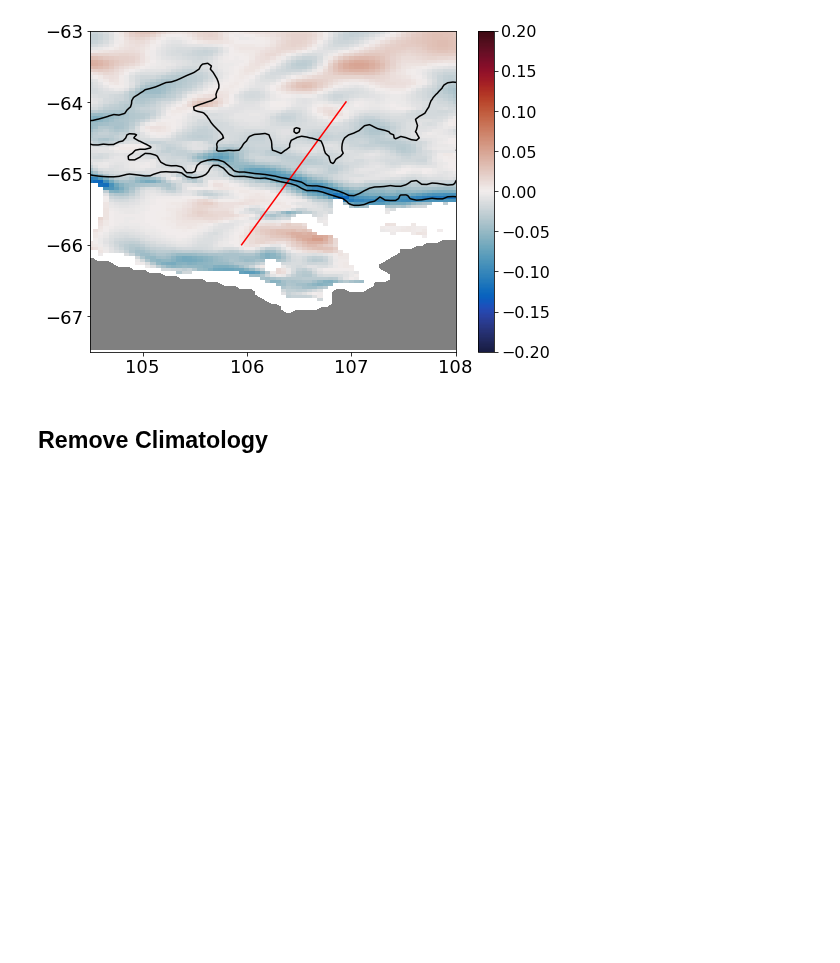
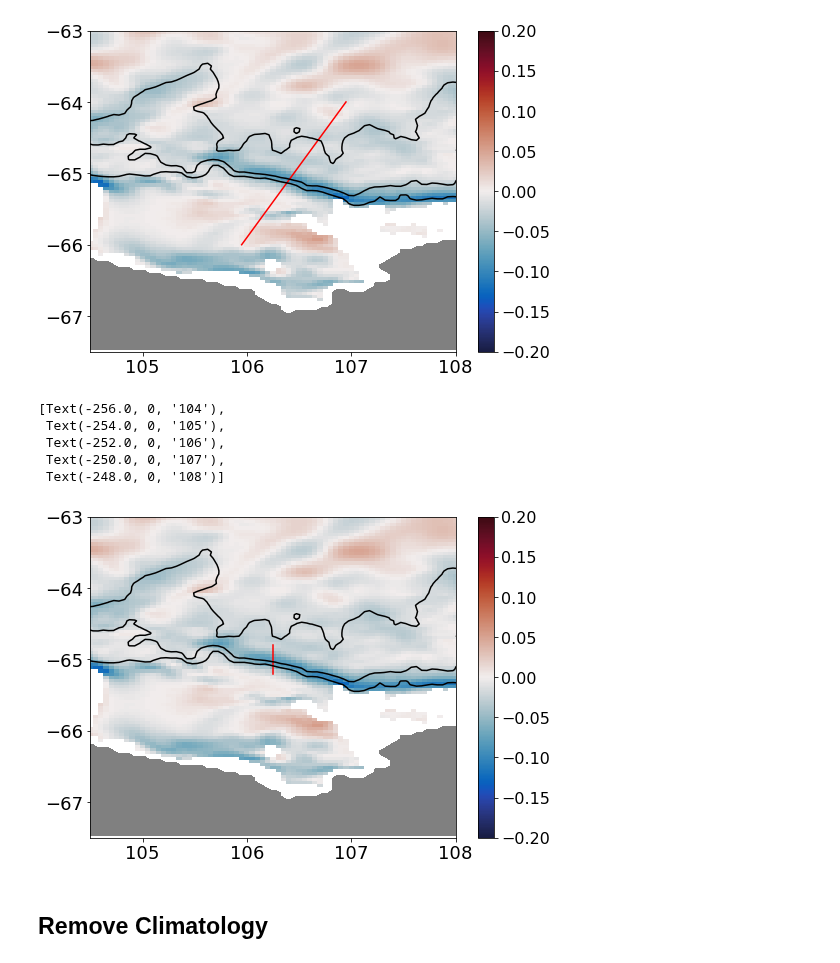
Before and after one commit to ribeiron/ScriptsChapter3, a Jupyter notebook: Fig10.ipynb, the cells around one changed output. Saved outputs shown, nothing was run; the diff lists cells and outputs as text; code cells hidden in the pictures; blank space fills up the shorter version.

```diff
--- a/Fig10.ipynb
+++ b/Fig10.ipynb
@@ -333,6 +333,46 @@ ax0.set_xticklabels([-255+359,-254+359,-253+359,-252+359,-251+359,-250+359,-249+
  Text(-250.0, 0, '107'),
  Text(-248.0, 0, '108')]
 [figure]
+# %%
+### test map for sverdrup transect
+
+fontsize=18
+lat0 = -65.2
+lat1=-64.8
+lon0 = -251.5
+lon1 = -251.5
+
+fig=plt.figure(figsize=(18,13))
+ax0=plt.subplot(221)
+# plot temperature:
+plt.pcolormesh(u_slice.xu_ocean,u_slice.yu_ocean,u_slice, cmap=cmocean.balance,
+              vmin=-.2,vmax=.2)
+cbar=plt.colorbar()
+#plt.clim((-2.1,.8))
+plt.tick_params(labelsize=fontsize)
+# plot transect location:
+plt.plot([lon0,lon1],[lat0,lat1],'r')
+plt.xlim((-255, -248))
+plt.ylim((-67.5, -63))
+# plot bathymetry contours:
+plt.contour(ht.xt_ocean,ht.yt_ocean,ht,levels=[1000,2000,3000],colors='k',linewidth=.5)
+        # plot the land:
+plt.contourf(ht.xt_ocean,ht.yt_ocean,land_mask,colors='grey')
+
+cbar.ax.tick_params(labelsize=16)
+cbar.ax.tick_params(labelsize=16)
+ax0.set_xticklabels([-255+359,-254+359,-253+359,-252+359,-251+359,-250+359,-249+359,-248+359])
+
+#save_results_to = '/g/data/jk72/ns3783/Round8'
+#plt.savefig(save_results_to + 'transect_lat_IAF3.png', dpi=120,bbox_inches='tight', pad_inches=0.1)
+#plt.savefig(save_results_to + 'transect_asc_trajectory+temp.png', dpi=120,bbox_inches='tight', pad_inches=0.1)
+# %% [output]
+[Text(-256.0, 0, '104'),
+ Text(-254.0, 0, '105'),
+ Text(-252.0, 0, '106'),
+ Text(-250.0, 0, '107'),
+ Text(-248.0, 0, '108')]
+[figure, added]
 # %%
 # Note that this cell is slow, but it will load the entire timeseries along the transect
 # (which means you could later make movies of this or look at different snapshots):
```
Also changed, not shown: parts of 1 cell of this notebook.
